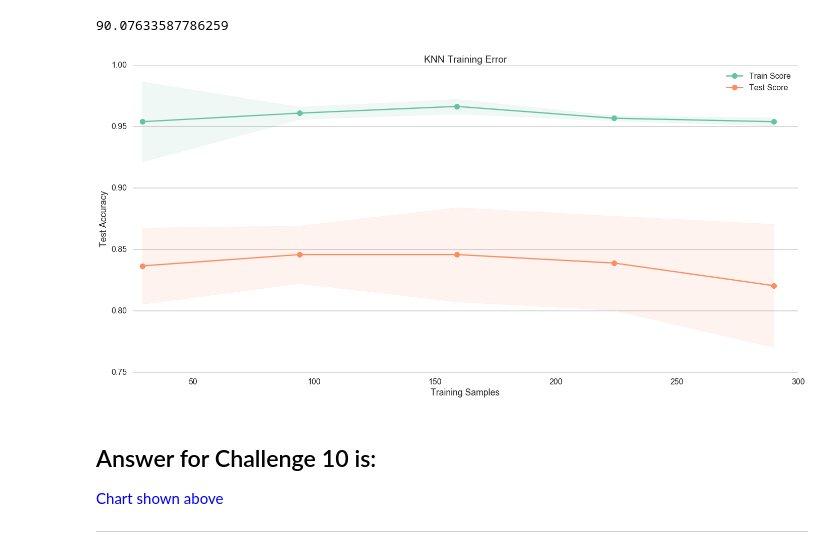
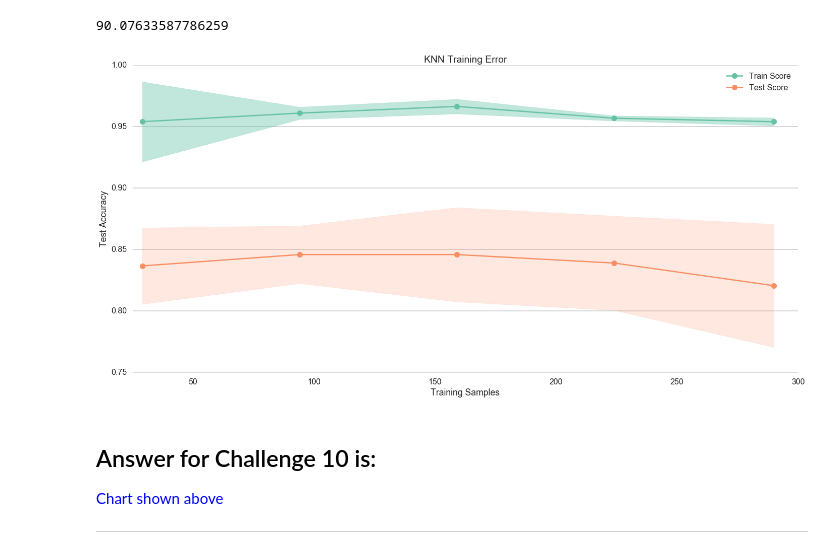
Before and after one commit to robinsones/dsp, a Jupyter notebook: challenges/submissions/05-classification/bryant/05-classification.ipynb, the cells around one changed output. Drawn from its saved outputs; the diff is of its cells as text; code cells hidden in the pictures.

```diff
--- a/challenges/submissions/05-classification/bryant/05-classification.ipynb
+++ b/challenges/submissions/05-classification/bryant/05-classification.ipynb
@@ -629,36 +629,36 @@ train_scores_std = np.std(train_scores, axis=1)
 test_scores_mean = np.mean(test_scores, axis=1)
 test_scores_std = np.std(test_scores, axis=1)
 
 # plots
 ax.fill_between(train_sizes, train_scores_mean - train_scores_std,
-                 train_scores_mean + train_scores_std, alpha=0.1, color=colors[0])
+                 train_scores_mean + train_scores_std, alpha=0.4, color=colors[0])
 ax.fill_between(train_sizes, test_scores_mean - test_scores_std,
-                 test_scores_mean + test_scores_std, alpha=0.1, color=colors[1])
+                 test_scores_mean + test_scores_std, alpha=0.2, color=colors[1])
 ax.plot(train_sizes, train_scores_mean, 'o-', color=colors[0], label='Train Score')
 ax.plot(train_sizes, test_scores_mean, 'o-', color=colors[1], label='Test Score')
 
 plt.xlim(25,300)
 
 # labels/titles
 plt.legend(loc="best")
 plt.title('KNN Training Error')
 plt.xlabel('Training Samples')
 plt.ylabel('Test Accuracy')
 
 # remove border
 ax.spines["top"].set_visible(False)
 ax.spines["right"].set_visible(False)
 ax.spines["bottom"].set_visible(False)
 ax.spines["left"].set_visible(False)
 
 # show grid
 ax.yaxis.grid(True)
 
 # plot that biddy
 plt.tight_layout()
 _ = plt.show()
 # %% [output]
-[figure, old version]
+[figure, new version]
 # %% [markdown]
 ## Answer for Challenge 10 is:
 
```
Also changed, not shown: parts of 10 cells of this notebook.
